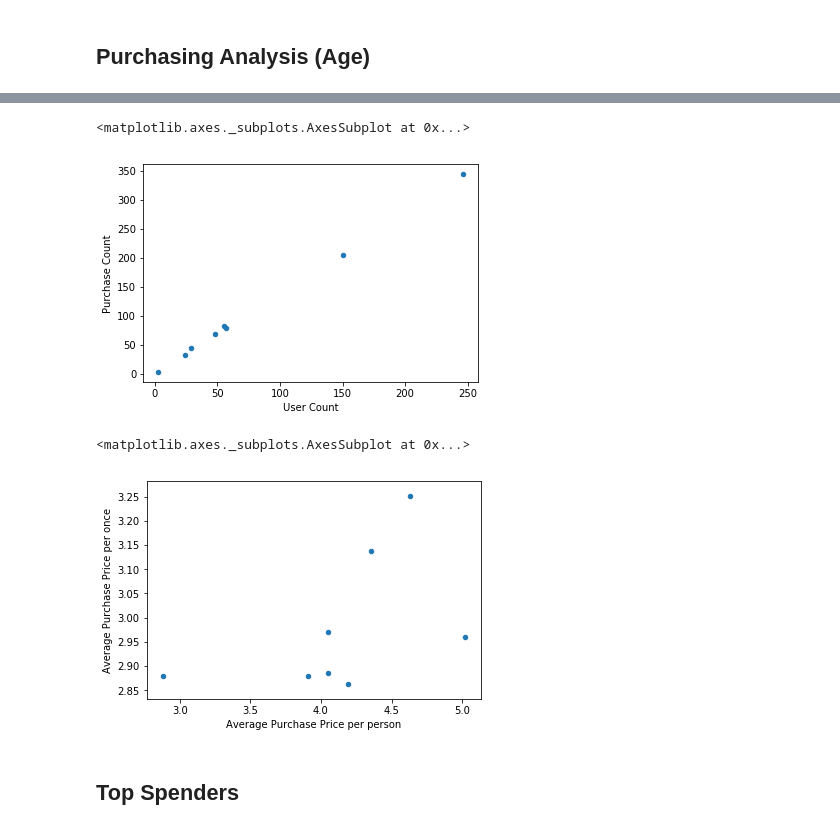
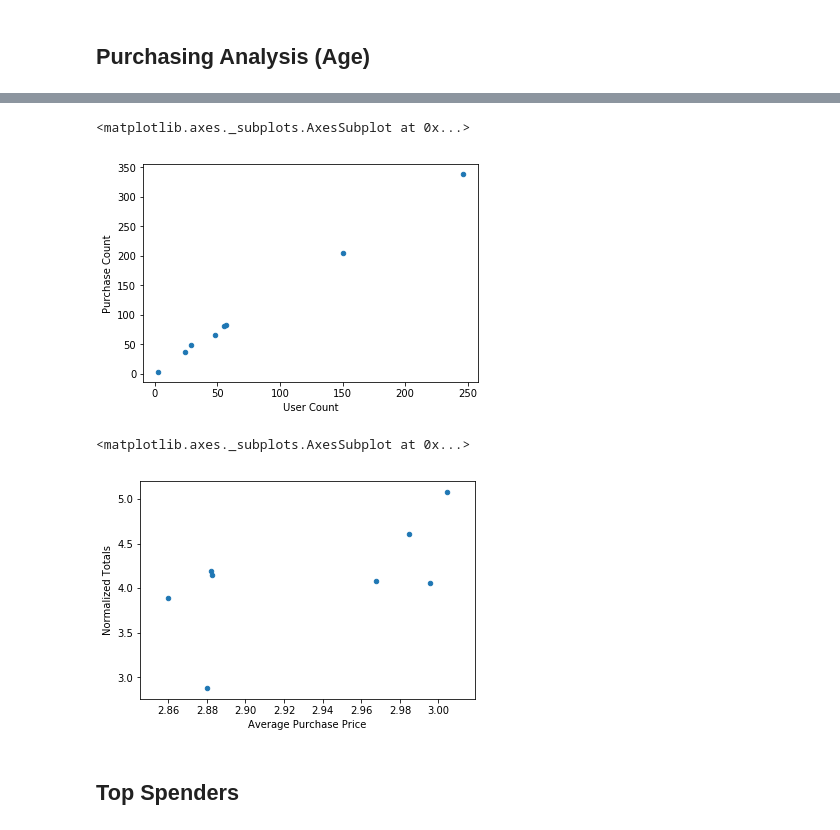
Before and after one commit to tokunami/pandas-hw, a Jupyter notebook: HeroesOfPymoli/myResult.ipynb, the cells around one changed output, grey strips where cells are left out. Saved outputs shown, nothing was run; the diff lists cells and outputs as text; code cells hidden in the pictures.

Commit message:
modified normalized totals

```diff
--- a/HeroesOfPymoli/myResult.ipynb
+++ b/HeroesOfPymoli/myResult.ipynb
@@ -175,7 +187,9 @@ uniquePlayers_ageRange_df["Percentage of Players"].hist()
 ## Purchasing Analysis (Age)
 # %%
 # Group by SN
-dataBySN = purchase_df.groupby("SN").mean()
+# dataBySN = purchase_df.groupby("SN").mean()
+dataBySN = purchase_df
+# dataBySN
 
 # Set bins and labels
 bins = [0,10,15,20,25,30,35,40,45]
@@ -183,37 +197,35 @@ group_labels = ["< 10","10 - 14","15 - 19","20 - 24","25 - 29","30 - 34","35 - 3
 
 # Add ageRange row using cut
 dataBySN["ageRange"] = pd.cut(dataBySN["Age"],bins,labels=group_labels)
+# dataBySN
 
 # Add other rows
-dataBySN["purchasePrice"] = purchase_df.groupby("SN").mean()["Price"]
-dataBySN["totalPrice"] = purchase_df.groupby("SN").sum()["Price"]
-dataBySN["purchaseCount"] = purchase_df.groupby("SN").count()["Age"]
-# dataBySN
+# dataBySN["totalPrice"] = purchase_df.groupby("SN").sum()["Price"]
+# dataBySN["purchaseCount"] = purchase_df.groupby("SN").count()["Age"]
 
 # Group by ageRange
 dataBySN_ageRange = dataBySN.groupby("ageRange")
+# dataBySN_ageRange.mean()
 
 # Create a new df
 dataBySN_ageRange_df = pd.DataFrame({
     "User Count": uniquePlayers_ageRange_df["Total Count"],
-    "Purchase Count": dataBySN_ageRange["purchaseCount"].sum(),
-    "Average Purchase Price per once": dataBySN_ageRange["purchasePrice"].mean(),
-    "Average Purchase Price per person": dataBySN_ageRange["totalPrice"].mean(),
-    "Total Purchase Value": dataBySN_ageRange["totalPrice"].sum(),
-    "Normalized Totals": dataBySN_ageRange["totalPrice"].mean()*dataBySN_ageRange["totalPrice"].std()
+    "Purchase Count": dataBySN_ageRange.count()["Age"],
+    "Average Purchase Price": dataBySN_ageRange.mean()["Price"],
+    "Total Purchase Value": dataBySN_ageRange.sum()["Price"],
+    "Normalized Totals": dataBySN_ageRange.sum()["Price"] / uniquePlayers_ageRange_df["Total Count"]
 })
+dataBySN_ageRange_df
 
 # Format and Output
 dataBySN_ageRange_df[[
     "User Count",
     "Purchase Count",
-    "Average Purchase Price per once",
-    "Average Purchase Price per person",
+    "Average Purchase Price",
     "Total Purchase Value",
     "Normalized Totals"
 ]].style.format({
-    "Average Purchase Price per once":"${:.2f}",
-    "Average Purchase Price per person":"${:.2f}",
+    "Average Purchase Price":"${:.2f}",
     "Total Purchase Value":"${:.2f}",
     "Normalized Totals":"${:.2f}"
 })
@@ -232,12 +244,12 @@ dataBySN_ageRange_df[[
 dataBySN_ageRange_df.plot.scatter(x='User Count', y='Purchase Count')
 # %% [output]
 <matplotlib.axes._subplots.AxesSubplot at 0x...>
-[figure, old version]
+[figure, new version]
 # %%
-dataBySN_ageRange_df.plot.scatter(x='Average Purchase Price per person', y='Average Purchase Price per once')
+dataBySN_ageRange_df.plot.scatter(x='Average Purchase Price', y='Normalized Totals')
 # %% [output]
 <matplotlib.axes._subplots.AxesSubplot at 0x...>
-[figure, old version]
+[figure, new version]
 # %% [markdown]
 ## Top Spenders
 # %%
```
Also changed, not shown: parts of 8 cells of this notebook.
